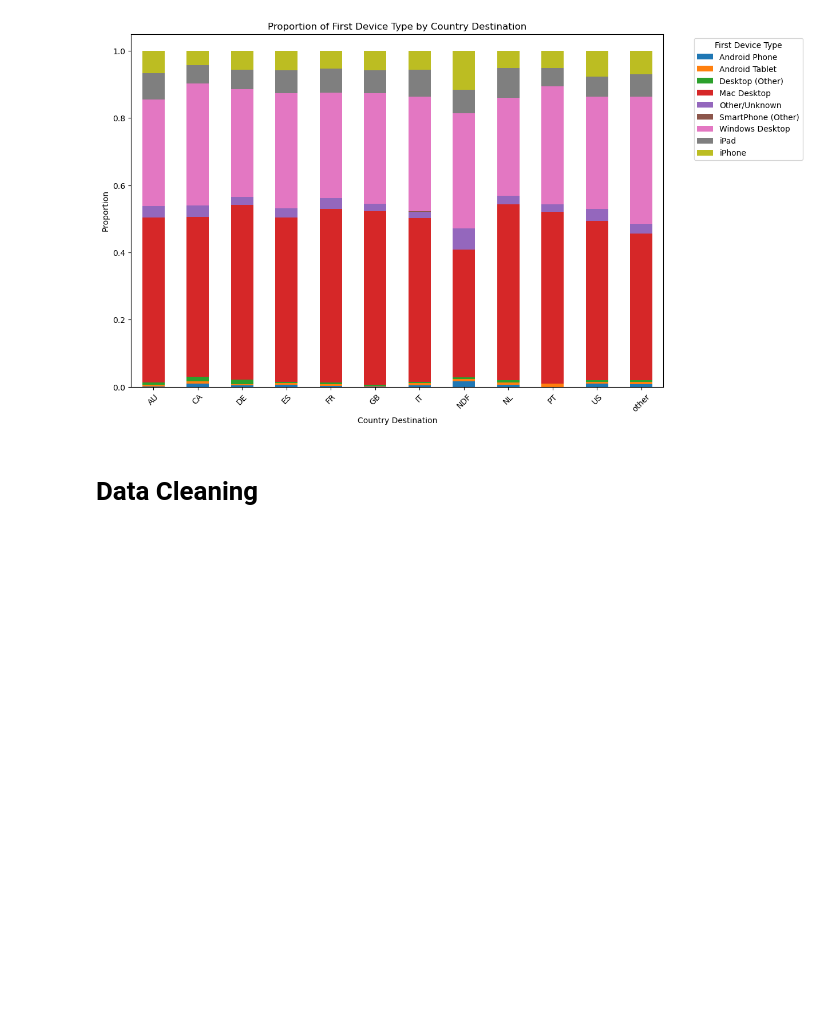
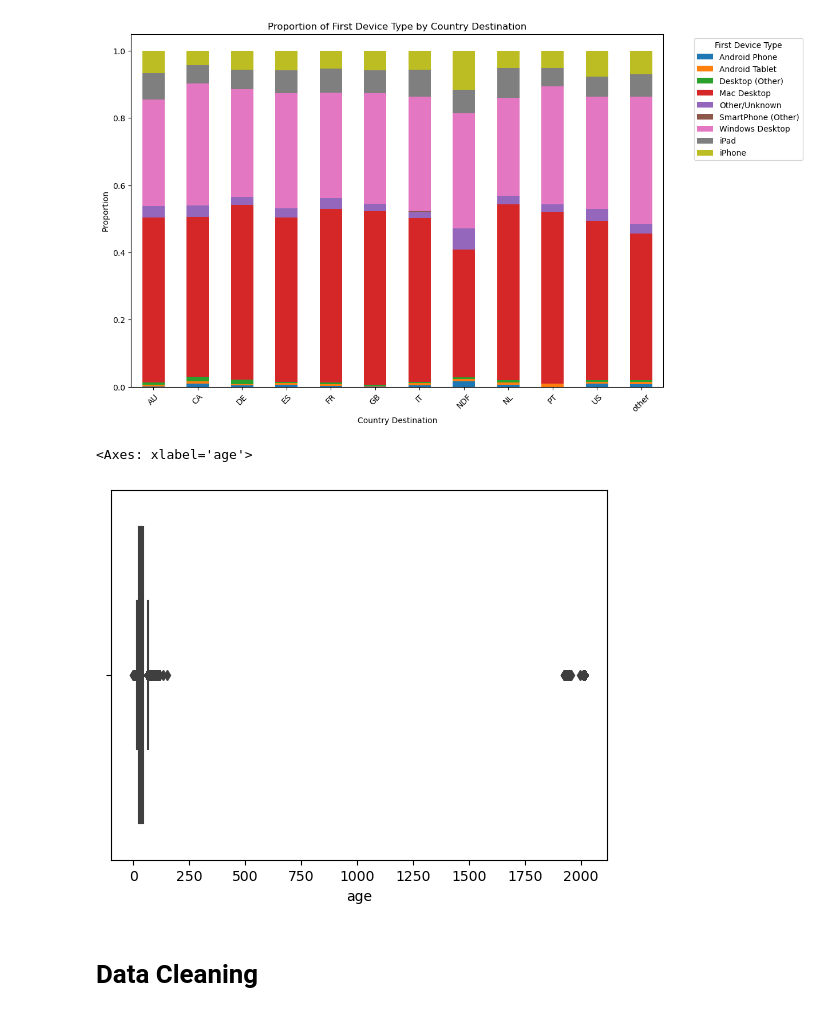
Before and after one commit to dominicfanucchi/aai-510_group7, a Jupyter notebook: AAI-510 Final Project.ipynb, the cells around one changed output. Cells and saved outputs as stored; diff of their text form; code cells hidden in the pictures; blank space fills up the shorter version.

```diff
--- a/AAI-510 Final Project.ipynb
+++ b/AAI-510 Final Project.ipynb
@@ -91,6 +91,11 @@ plt.legend(title='First Device Type', bbox_to_anchor=(1.05, 1), loc='upper left'
 plt.show()
 # %% [output]
 [figure]
+# %%
+sns.boxplot(data=df_airbnb_users, x='age')
+# %% [output]
+<Axes: xlabel='age'>
+[figure, added]
 # %% [markdown]
 # Data Cleaning
 # %%
```
Also changed, not shown: parts of 7 cells of this notebook.
